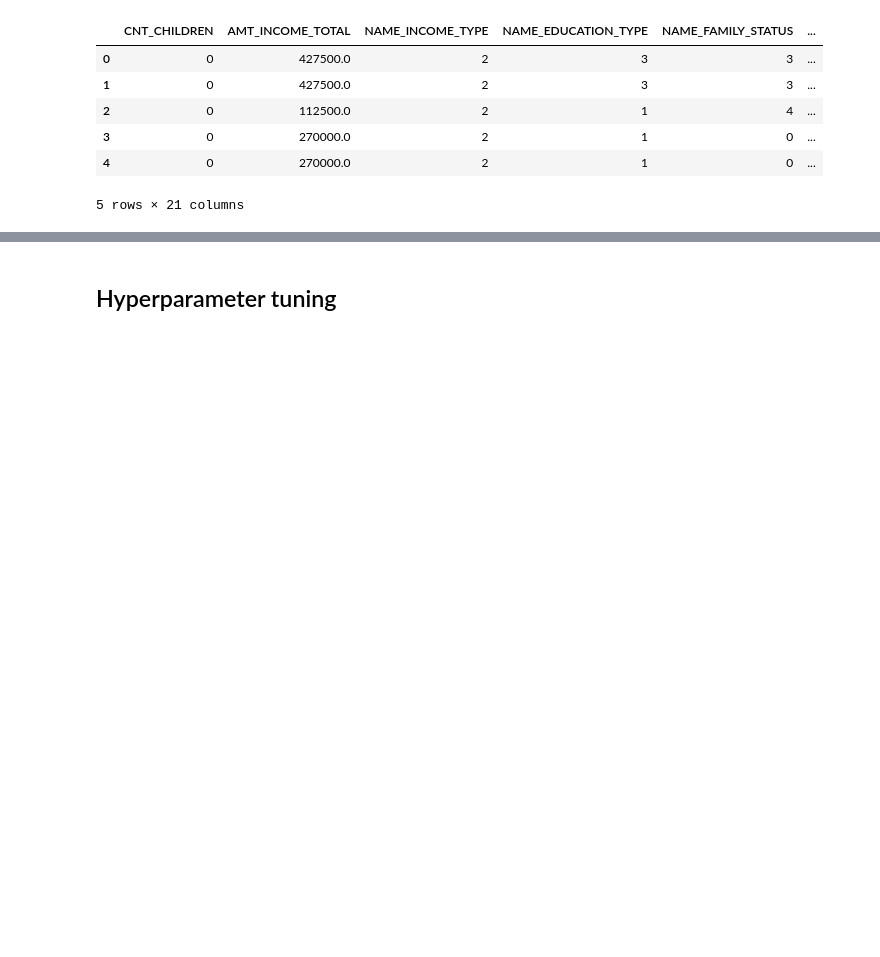
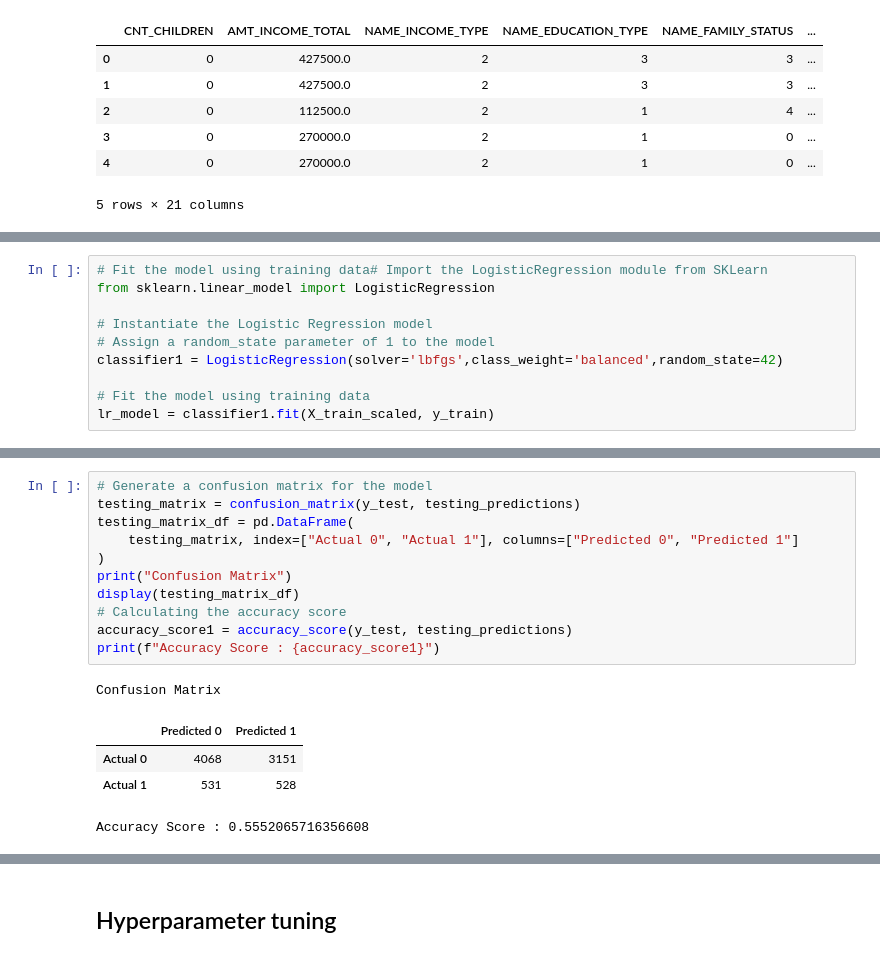
Before and after one commit to lilstanli/project4-team1, a Jupyter notebook: logistic_regression.ipynb, the cells around one changed output, grey strips where cells are left out. Drawn from its saved outputs; the diff is of its cells as text; blank space fills up the shorter version.

```diff
--- a/logistic_regression.ipynb
+++ b/logistic_regression.ipynb
@@ -101 +177,11 @@ LogisticRegression(random_state=42)
+# %%
+# Fit the model using training data# Import the LogisticRegression module from SKLearn
+from sklearn.linear_model import LogisticRegression
+
+# Instantiate the Logistic Regression model
+# Assign a random_state parameter of 1 to the model
+classifier1 = LogisticRegression(solver='lbfgs',class_weight='balanced',random_state=42)
+
+# Fit the model using training data
+lr_model = classifier1.fit(X_train_scaled, y_train)
 # %%
@@ -137,0 +227,17 @@ accuracy_score(y_test, predictions)
+# %%
+# Generate a confusion matrix for the model
+testing_matrix = confusion_matrix(y_test, testing_predictions)
+testing_matrix_df = pd.DataFrame(
+    testing_matrix, index=["Actual 0", "Actual 1"], columns=["Predicted 0", "Predicted 1"]
+)
+print("Confusion Matrix")
+display(testing_matrix_df)
+# Calculating the accuracy score
+accuracy_score1 = accuracy_score(y_test, testing_predictions)
+print(f"Accuracy Score : {accuracy_score1}")
+# %% [output]
+Confusion Matrix
+|  | Predicted 0 | Predicted 1 |
+| Actual 0 | 4068 | 3151 |
+| Actual 1 | 531 | 528 |
+Accuracy Score : 0.5552065716356608
```
Also changed, not shown: parts of 42 cells of this notebook, 3 other files.
